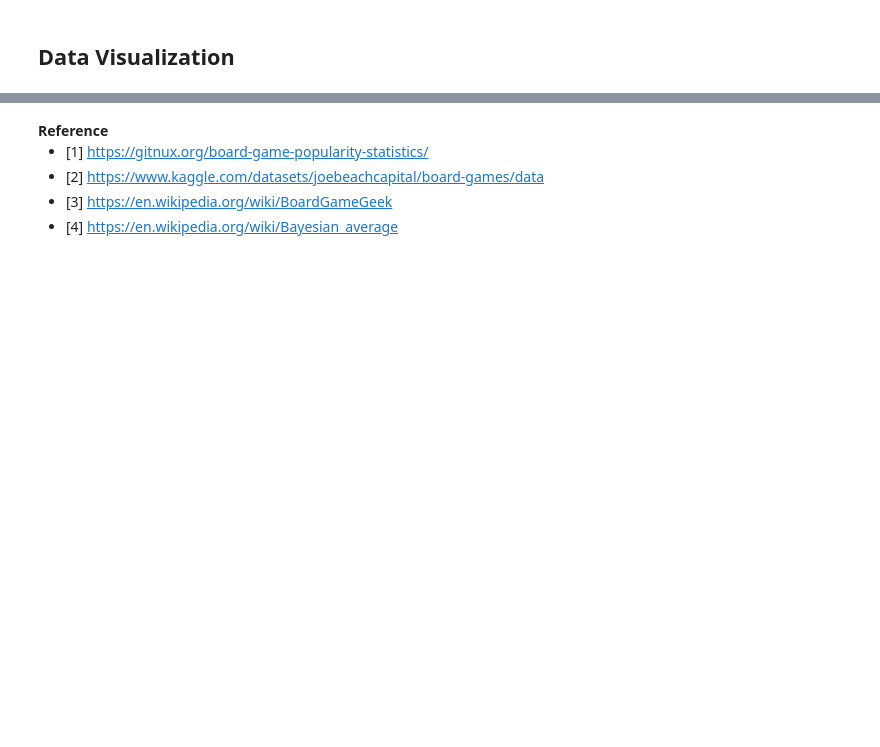
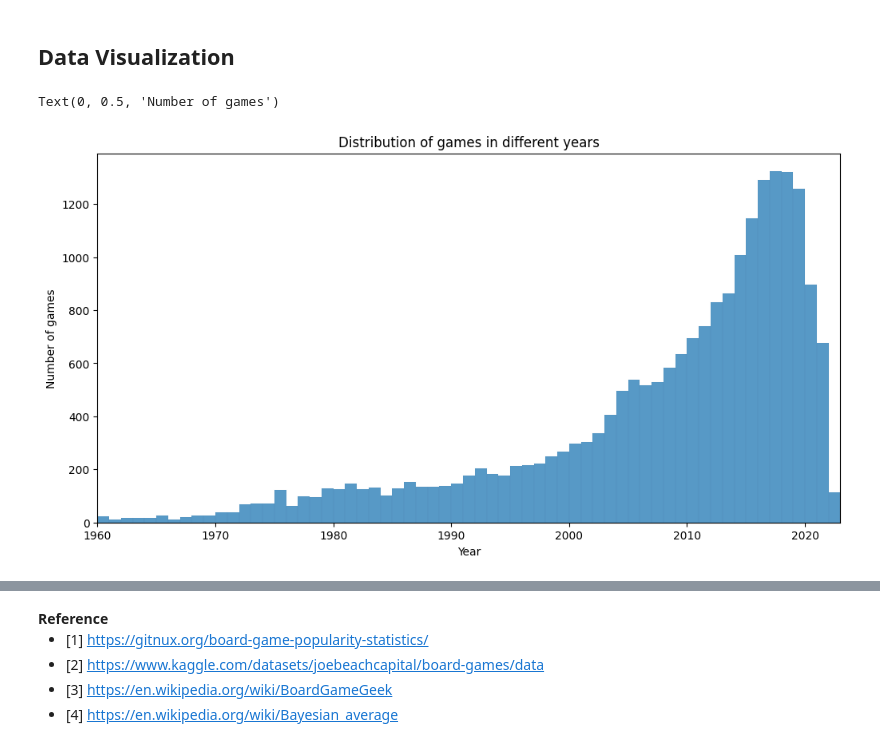
Before and after one commit to Fredfreddo/SI618_24W_project, a Jupyter notebook: project_1.ipynb, the cells around one changed output, grey strips where cells are left out. Saved outputs shown, nothing was run; the diff lists cells and outputs as text; code cells hidden in the pictures; blank space fills up the shorter version.

```diff
--- a/project_1.ipynb
+++ b/project_1.ipynb
@@ -353,0 +357,27 @@ dtype: int64
+# %%
+def string_to_list(string, default=None):
+    """
+    Converts a string representation of a list to a list.
+    string: a string with a list representation, e.g. "[1, 2, 3]"
+    default: the default value to return if the string is null
+    """
+    # if the string is null, return an empty list
+    if pd.isnull(string):
+        if default is not None:
+            return [default]
+        return []
+    return eval(string)
+
+# apply the function to the columns
+inner_data['category_list'] = inner_data['boardgamecategory'].apply(string_to_list)
+inner_data['mechanic_list'] = inner_data['boardgamemechanic'].apply(string_to_list)
+inner_data['family_list'] = inner_data['boardgamefamily'].apply(string_to_list)
+inner_data['expansion_list'] = inner_data['boardgameexpansion'].apply(string_to_list)
+inner_data['implementation_list'] = inner_data['boardgameimplementation'].apply(string_to_list)
+inner_data['artist_list'] = inner_data['boardgameartist'].apply(string_to_list, default='(Uncredited)')
+inner_data['designer_list'] = inner_data['boardgamedesigner'].apply(string_to_list, default='(Uncredited)')
+inner_data['publisher_list'] = inner_data['boardgamepublisher'].apply(string_to_list, default='Unknown')
+# %%
+# deleting the original columns
+inner_data.drop(['boardgamecategory', 'boardgamemechanic', 'boardgamefamily', 'boardgameexpansion', 'boardgameimplementation', 'boardgameartist', 'boardgamedesigner', 'boardgamepublisher'], axis=1, inplace=True)
+inner_data.isnull().sum()[inner_data.isnull().any()]
@@ -353,0 +390,8 @@ dtype: int64
+# %%
+# replace null with space character
+inner_data['description'] = inner_data['description'].fillna(' ')
+inner_data['thumbnail'] = inner_data['thumbnail'].fillna(' ')
+
+# create a new DataFrame with the columns of interest, check for null values
+ready_data = inner_data.copy()
+ready_data.isnull().sum()[ready_data.isnull().any()]
@@ -354,2 +448,13 @@ dtype: int64
 # %% [markdown]
 ## Data Visualization
+# %%
+# distribution of games in different years
+plt.figure(figsize=(12, 6))
+sns.histplot(ready_data.yearpublished, binwidth=1)
+plt.xlim(1960, 2023)
+plt.title('Distribution of games in different years')
+plt.xlabel('Year')
+plt.ylabel('Number of games')
+# %% [output]
+Text(0, 0.5, 'Number of games')
+[figure, added]
```
Also changed, not shown: parts of 31 cells of this notebook.
